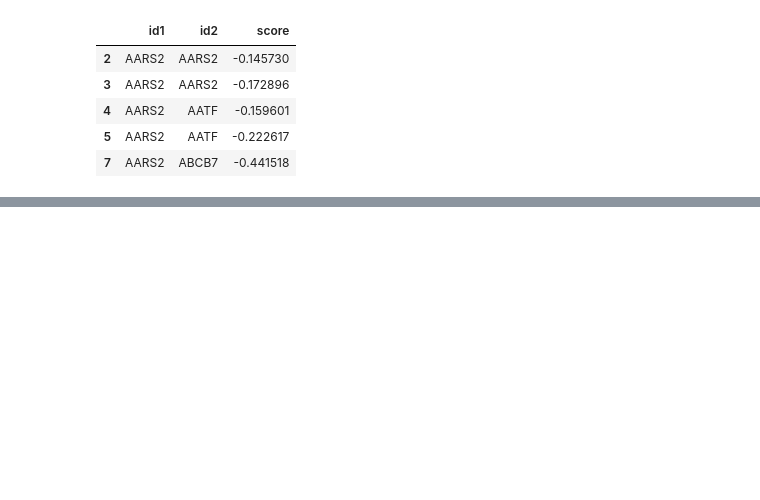
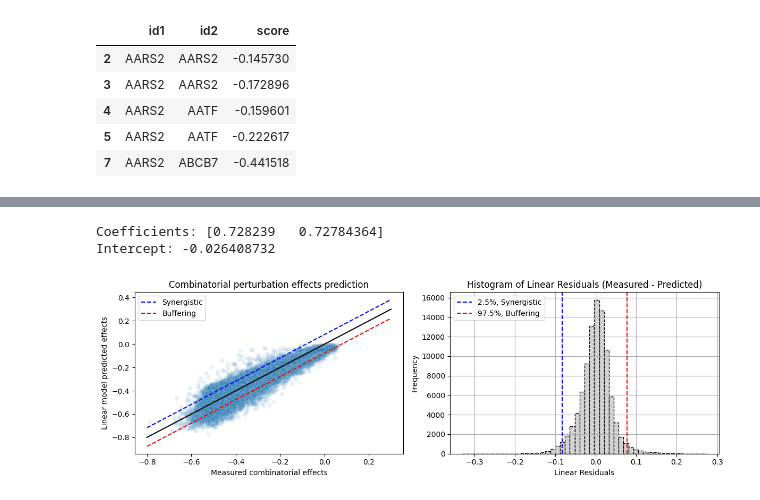
Before and after one commit to NeptuneBio/NAIAD, a Jupyter notebook: tutorials/data_preparation_tutorial.ipynb, the cells around one changed output, grey strips where cells are left out. Saved outputs shown, nothing was run; the diff lists cells and outputs as text; code cells hidden in the pictures; blank space fills up the shorter version.

```diff
--- a/tutorials/data_preparation_tutorial.ipynb
+++ b/tutorials/data_preparation_tutorial.ipynb
@@ -288,0 +296,44 @@ naiad_data.head()
+# %%
+# Fit linear model
+model = LinearRegression()
+model.fit(naiad_data[['id1_score', 'id2_score']], naiad_data['comb_score'])
+print("Coefficients:", model.coef_)
+print("Intercept:", model.intercept_)
+# %% [output]
+Coefficients: [0.728239   0.72784364]
+Intercept: -0.026408732
+# %%
+naiad_data['linear_predicted'] = model.predict(naiad_data[['id1_score', 'id2_score']])
+naiad_data['linear_residuals'] = naiad_data['comb_score'] - naiad_data['linear_predicted']
+lower_quant = naiad_data['linear_residuals'].quantile(0.025)
+upper_quant = naiad_data['linear_residuals'].quantile(0.975)
+# %%
+plt.figure(figsize=(12, 4))
+
+plt.subplot(1, 2, 1)
+sns.scatterplot(x='comb_score', y='linear_predicted', data=naiad_data, alpha=0.1)
+plt.plot([-0.8, 0.3], [-0.8, 0.3], color='black')
+plt.plot([-0.8, 0.3], [-0.8 - lower_quant, 0.3 - lower_quant], color ='blue', linestyle='--', label='Synergistic')
+plt.plot([-0.8, 0.3], [-0.8 - upper_quant, 0.3 - upper_quant], color='red', linestyle='--', label='Buffering')
+x_vals = np.linspace(-0.8, 0.3, 100)
+
+plt.title("Combinatorial perturbation effects prediction")
+plt.xlabel("Measured combinatorial effects")
+plt.ylabel("Linear model predicted effects")
+plt.legend()
+
+
+plt.subplot(1, 2, 2)
+naiad_data['linear_residuals'].hist(bins=50, color='lightgrey', edgecolor='black', linestyle='--')
+plt.axvline(lower_quant, color='blue', linestyle='--', label='2.5%, Synergistic')
+plt.axvline(upper_quant, color='red', linestyle='--', label='97.5%, Buffering')
+plt.title("Histogram of Linear Residuals (Measured - Predicted)")
+plt.xlabel("Linear Residuals")
+plt.ylabel("Frequency")
+plt.legend()
+
+# Show the plots
+plt.tight_layout()
+plt.show()
+# %% [output]
+[figure, added]
```
Also changed, not shown: parts of 11 cells of this notebook, 5 other files.
